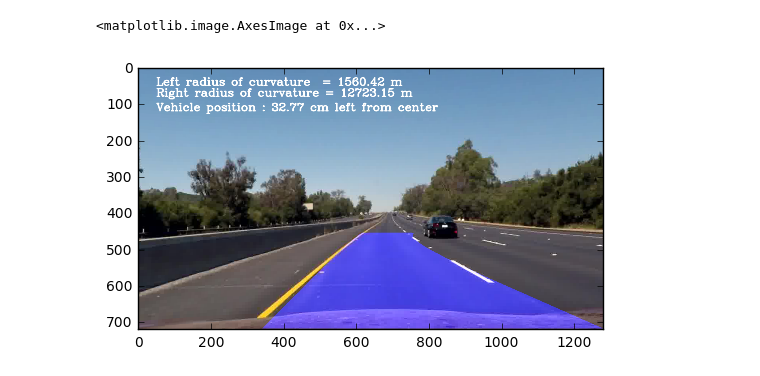
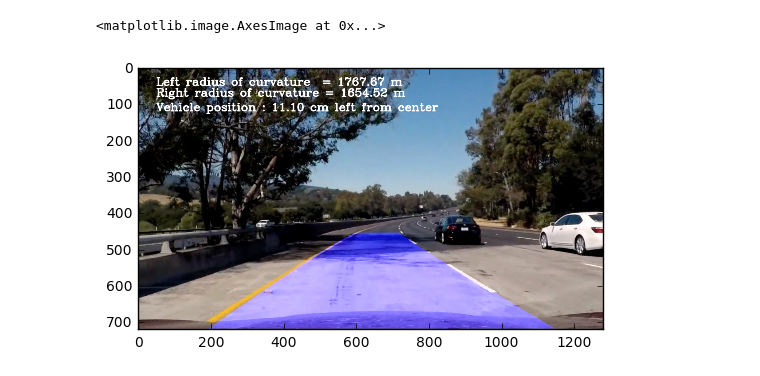
Before and after one commit to RyosukeHonda/Advanced_Lane_Lines, a Jupyter notebook: pipeline.ipynb, the cells around one changed output. Drawn from its saved outputs; the diff is of its cells as text; code cells hidden in the pictures.

```diff
--- a/pipeline.ipynb
+++ b/pipeline.ipynb
@@ -324,14 +590,10 @@ def pipeline(img):
 # %%
-
-set_prev=0
-
-image= mpimg.imread('trial_image/000247.jpg')
-#image= mpimg.imread('output_images/test2_undist.jpg')
+image= mpimg.imread('output_images/test5_undist.jpg')
 result = pipeline(image)
 plt.imshow(result)
 # %% [output]
 <matplotlib.image.AxesImage at 0x...>
-[figure, old version]
+[figure, new version]
 # %%
 from moviepy.editor import VideoFileClip
 from IPython.display import HTML
```
Also changed, not shown: parts of 4 cells of this notebook.
